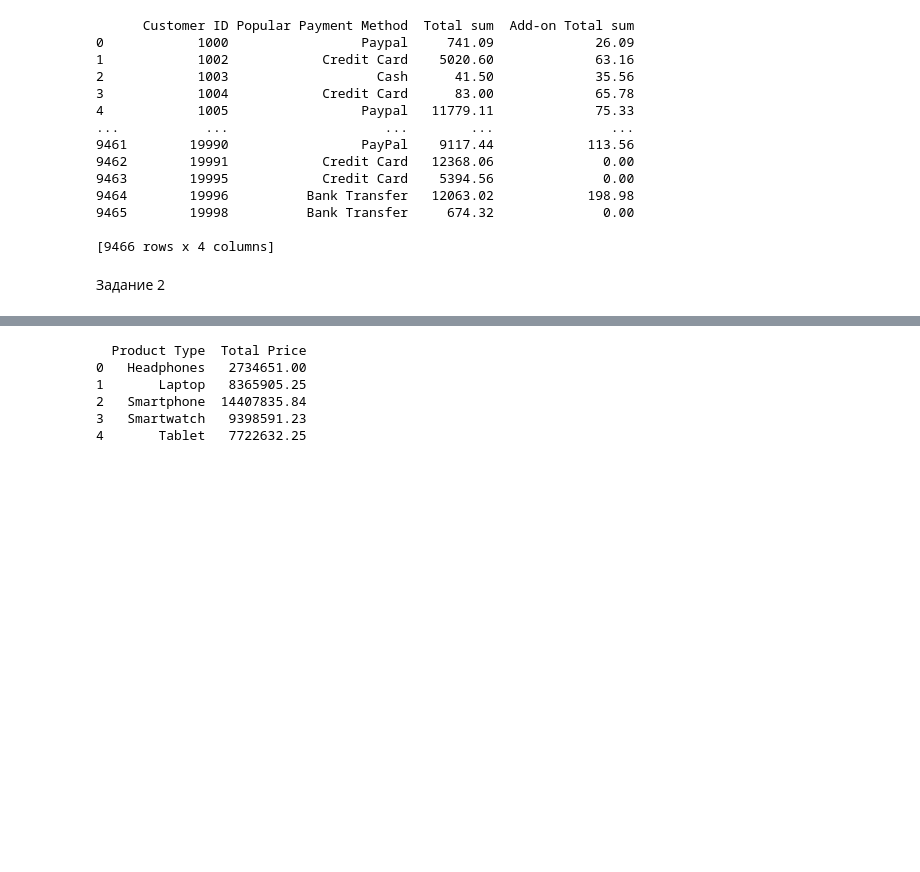
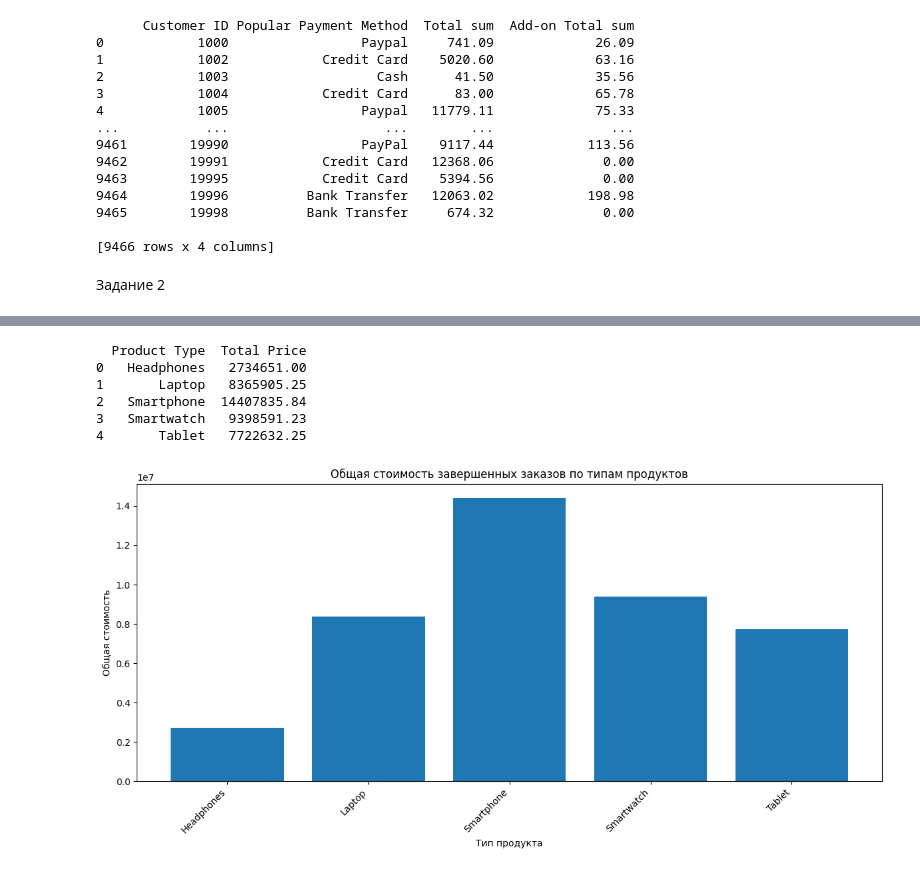
Before and after one commit to Krandr332/py_de_hse_kraev, a Jupyter notebook: dz_3/dz_3.ipynb, the cells around one changed output, grey strips where cells are left out. Drawn from its saved outputs; the diff is of its cells as text; code cells hidden in the pictures; blank space fills up the shorter version.

```diff
--- a/dz_3/dz_3.ipynb
+++ b/dz_3/dz_3.ipynb
@@ -61,22 +73,33 @@ print(output)
 # %%
 """ДОХОД ПО ТИПУ ПРОДУКТА"""
 import pandas as pd
 
 data = pd.read_csv('Electronic_sales_Sep2023-Sep2024.csv')
 
 completed_data = data[data['Order Status'] == 'Completed']
 
 output = completed_data.groupby("Product Type")["Total Price"].apply(
     lambda x: x.sum()
 ).reset_index()
 print(output)
+
+
+plt.figure(figsize=(12, 6))
+plt.bar(output['Product Type'], output['Total Price'])
+plt.title('Общая стоимость завершенных заказов по типам продуктов')
+plt.xlabel('Тип продукта')
+plt.ylabel('Общая стоимость')
+plt.xticks(rotation=45, ha='right')
+plt.tight_layout()
+plt.show()
 # %% [output]
   Product Type  Total Price
 0   Headphones   2734651.00
 1       Laptop   8365905.25
 2   Smartphone  14407835.84
 3   Smartwatch   9398591.23
 4       Tablet   7722632.25
+[figure, added]
 # %%
 """ДОХОД ПО ДОП УСЛУГАМ ЗА КАЖДЫЙ МЕСЯЦ"""
 import pandas as pd
```
Also changed, not shown: parts of 3 cells of this notebook.
